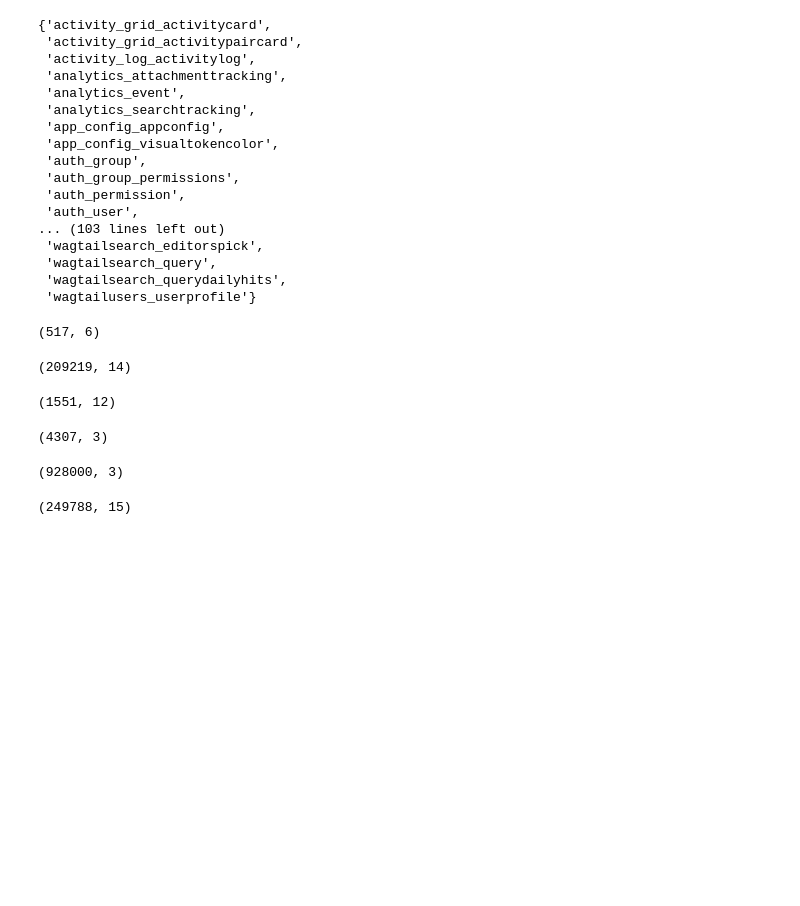
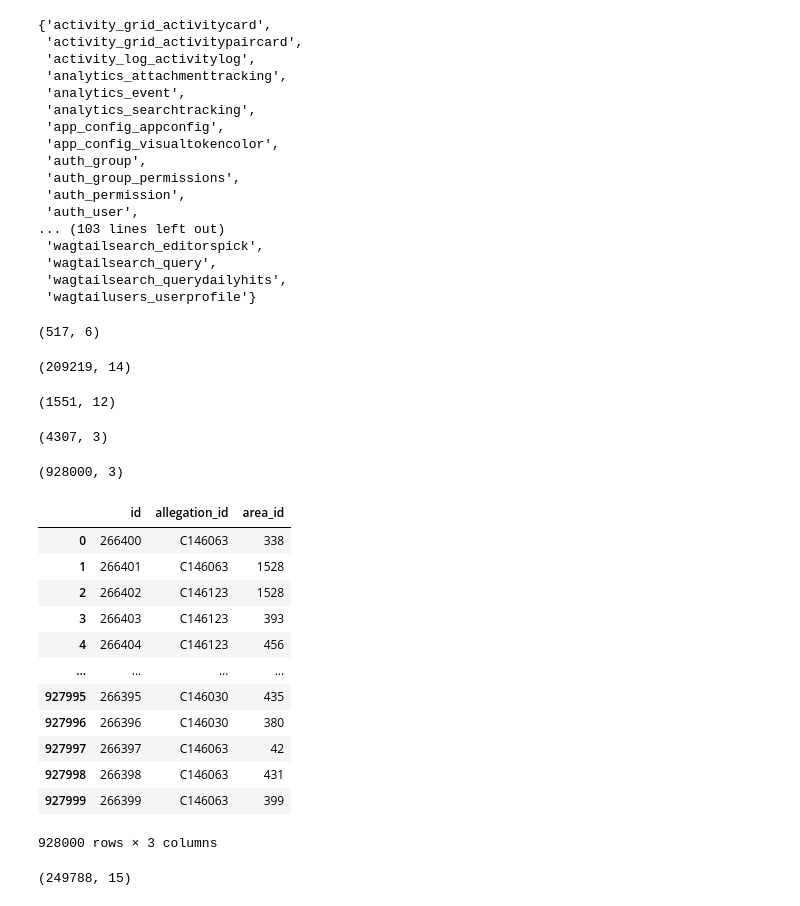
Before and after one commit to lqwdev/The-Freedom-Deer, a Jupyter notebook: cp4/src/officer.ipynb, the cells around one changed output. Saved outputs shown, nothing was run; the diff lists cells and outputs as text; code cells hidden in the pictures; blank space fills up the shorter version.

```diff
--- a/cp4/src/officer.ipynb
+++ b/cp4/src/officer.ipynb
@@ -73,6 +75,22 @@ allegation_areas = db.download("data_allegation_areas")
 allegation_areas.shape
 # %% [output]
 (928000, 3)
+# %%
+allegation_areas
+# %% [output]
+|  | id | allegation_id | area_id |
+| 0 | 266400 | C146063 | 338 |
+| 1 | 266401 | C146063 | 1528 |
+| 2 | 266402 | C146123 | 1528 |
+| 3 | 266403 | C146123 | 393 |
+| 4 | 266404 | C146123 | 456 |
+| ... | ... | ... | ... |
+| 927995 | 266395 | C146030 | 435 |
+| 927996 | 266396 | C146030 | 380 |
+| 927997 | 266397 | C146063 | 42 |
+| 927998 | 266398 | C146063 | 431 |
+| 927999 | 266399 | C146063 | 399 |
+928000 rows × 3 columns
 # %%
 officerallegation = db.download("data_officerallegation")
 officerallegation.shape
```
Also changed, not shown: parts of 7 cells of this notebook, 2 other files.
